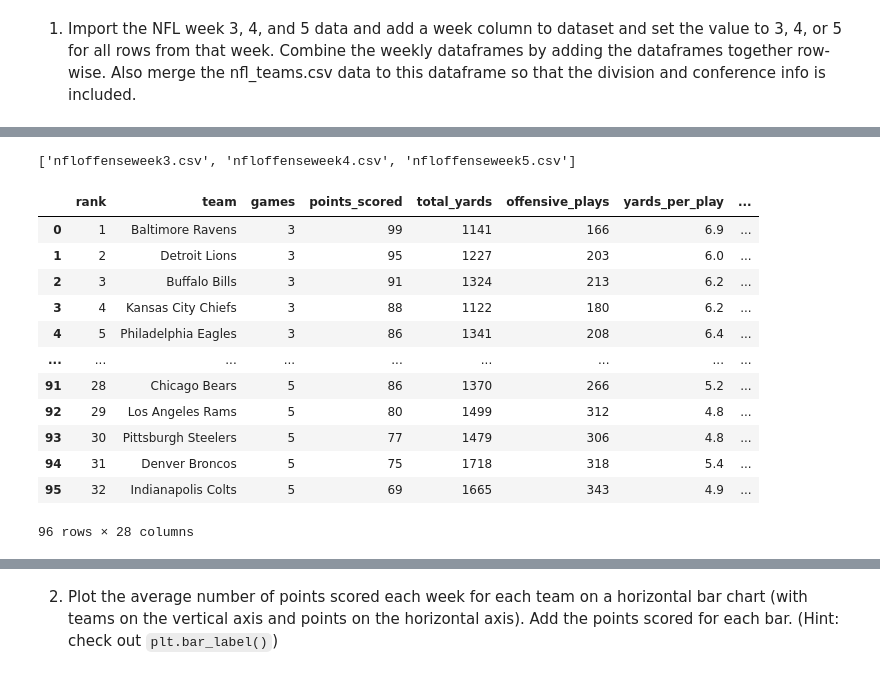
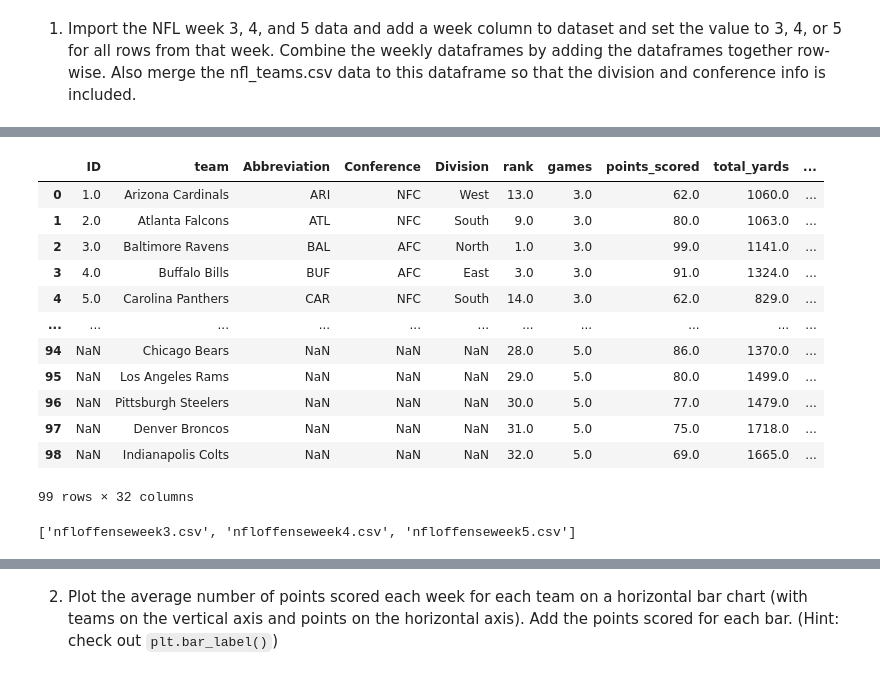
Before and after one commit to SheltonBlackwell/cis277-fa22-Lab5, a Jupyter notebook: Lab5.ipynb, the cells around one changed output, grey strips where cells are left out. Drawn from its saved outputs; the diff is of its cells as text; code cells hidden in the pictures.

```diff
--- a/Lab5.ipynb
+++ b/Lab5.ipynb
@@ -15 +41,20 @@ week5 = pd.read_csv("nfloffenseweek5.csv")
+# %%
+data1 = pd.merge(teams, week3, how='outer')
+data2 = pd.merge(week4, week5, how='outer')
+data = pd.merge(data1, data2, how='outer')
+data
+# %% [output]
+|  | ID | team | Abbreviation | Conference | Division | rank | games | points_scored | total_yards | ... |
+| 0 | 1.0 | Arizona Cardinals | ARI | NFC | West | 13.0 | 3.0 | 62.0 | 1060.0 | ... |
+| 1 | 2.0 | Atlanta Falcons | ATL | NFC | South | 9.0 | 3.0 | 80.0 | 1063.0 | ... |
+| 2 | 3.0 | Baltimore Ravens | BAL | AFC | North | 1.0 | 3.0 | 99.0 | 1141.0 | ... |
+| 3 | 4.0 | Buffalo Bills | BUF | AFC | East | 3.0 | 3.0 | 91.0 | 1324.0 | ... |
+| 4 | 5.0 | Carolina Panthers | CAR | NFC | South | 14.0 | 3.0 | 62.0 | 829.0 | ... |
+| ... | ... | ... | ... | ... | ... | ... | ... | ... | ... | ... |
+| 94 | NaN | Chicago Bears | NaN | NaN | NaN | 28.0 | 5.0 | 86.0 | 1370.0 | ... |
+| 95 | NaN | Los Angeles Rams | NaN | NaN | NaN | 29.0 | 5.0 | 80.0 | 1499.0 | ... |
+| 96 | NaN | Pittsburgh Steelers | NaN | NaN | NaN | 30.0 | 5.0 | 77.0 | 1479.0 | ... |
+| 97 | NaN | Denver Broncos | NaN | NaN | NaN | 31.0 | 5.0 | 75.0 | 1718.0 | ... |
+| 98 | NaN | Indianapolis Colts | NaN | NaN | NaN | 32.0 | 5.0 | 69.0 | 1665.0 | ... |
+99 rows × 32 columns
 # %%
@@ -18,19 +63,5 @@ stacked_files
 # %% [output]
 ['nfloffenseweek3.csv', 'nfloffenseweek4.csv', 'nfloffenseweek5.csv']
 # %%
-all_weeks = pd.concat((pd.read_csv(file) for file in stacked_files), ignore_index=True)
-all_weeks
+all_data = pd.concat((pd.read_csv(file) for file in stacked_files), ignore_index=True)
+all_data
-# %% [output]
-|  | rank | team | games | points_scored | total_yards | offensive_plays | yards_per_play | ... |
-| 0 | 1 | Baltimore Ravens | 3 | 99 | 1141 | 166 | 6.9 | ... |
-| 1 | 2 | Detroit Lions | 3 | 95 | 1227 | 203 | 6.0 | ... |
-| 2 | 3 | Buffalo Bills | 3 | 91 | 1324 | 213 | 6.2 | ... |
-| 3 | 4 | Kansas City Chiefs | 3 | 88 | 1122 | 180 | 6.2 | ... |
-| 4 | 5 | Philadelphia Eagles | 3 | 86 | 1341 | 208 | 6.4 | ... |
-| ... | ... | ... | ... | ... | ... | ... | ... | ... |
-| 91 | 28 | Chicago Bears | 5 | 86 | 1370 | 266 | 5.2 | ... |
-| 92 | 29 | Los Angeles Rams | 5 | 80 | 1499 | 312 | 4.8 | ... |
-| 93 | 30 | Pittsburgh Steelers | 5 | 77 | 1479 | 306 | 4.8 | ... |
-| 94 | 31 | Denver Broncos | 5 | 75 | 1718 | 318 | 5.4 | ... |
-| 95 | 32 | Indianapolis Colts | 5 | 69 | 1665 | 343 | 4.9 | ... |
-96 rows × 28 columns
```
Also changed, not shown: parts of 8 cells of this notebook.
